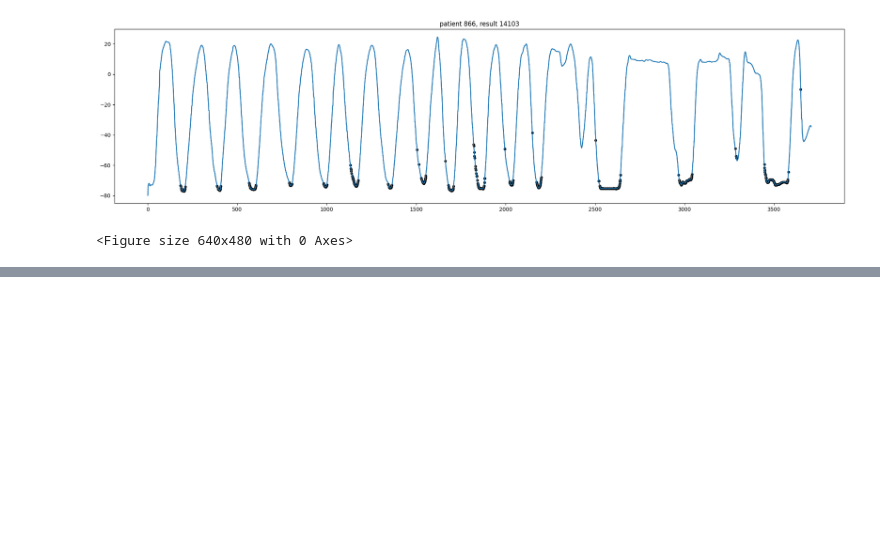
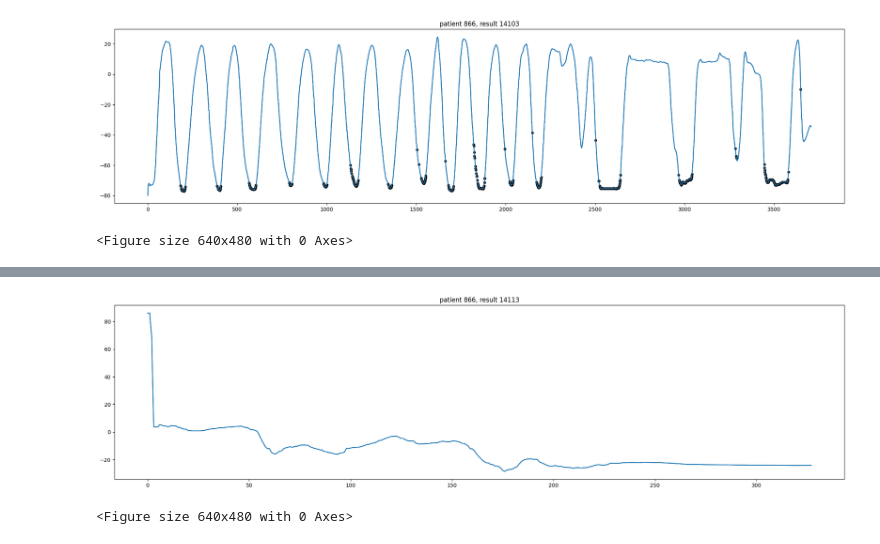
Before and after one commit to sensodevices/imu-gesture-recognition-notebook, a Jupyter notebook: data-collection.ipynb, the cells around one changed output, grey strips where cells are left out. Saved outputs shown, nothing was run; the diff lists cells and outputs as text; code cells hidden in the pictures; blank space fills up the shorter version.

```diff
--- a/data-collection.ipynb
+++ b/data-collection.ipynb
@@ -312,0 +350,5 @@ plot_mark_ranges_preds(result_id=14103, key='position_type')
+# %%
+plot_mark_ranges_preds(result_id=14113, key='position_type')
+# %% [output]
+[figure, added]
+<Figure size 640x480 with 0 Axes>
```
Also changed, not shown: parts of 11 cells of this notebook, 1 other file.
